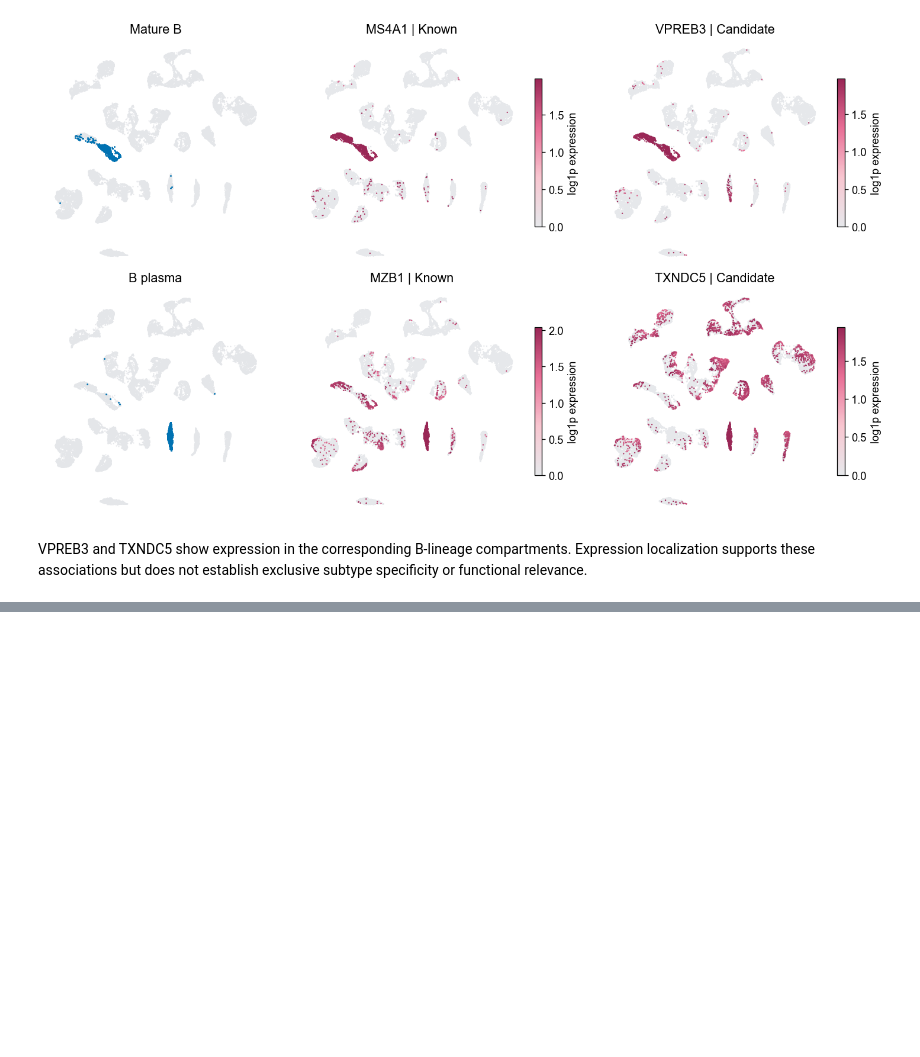
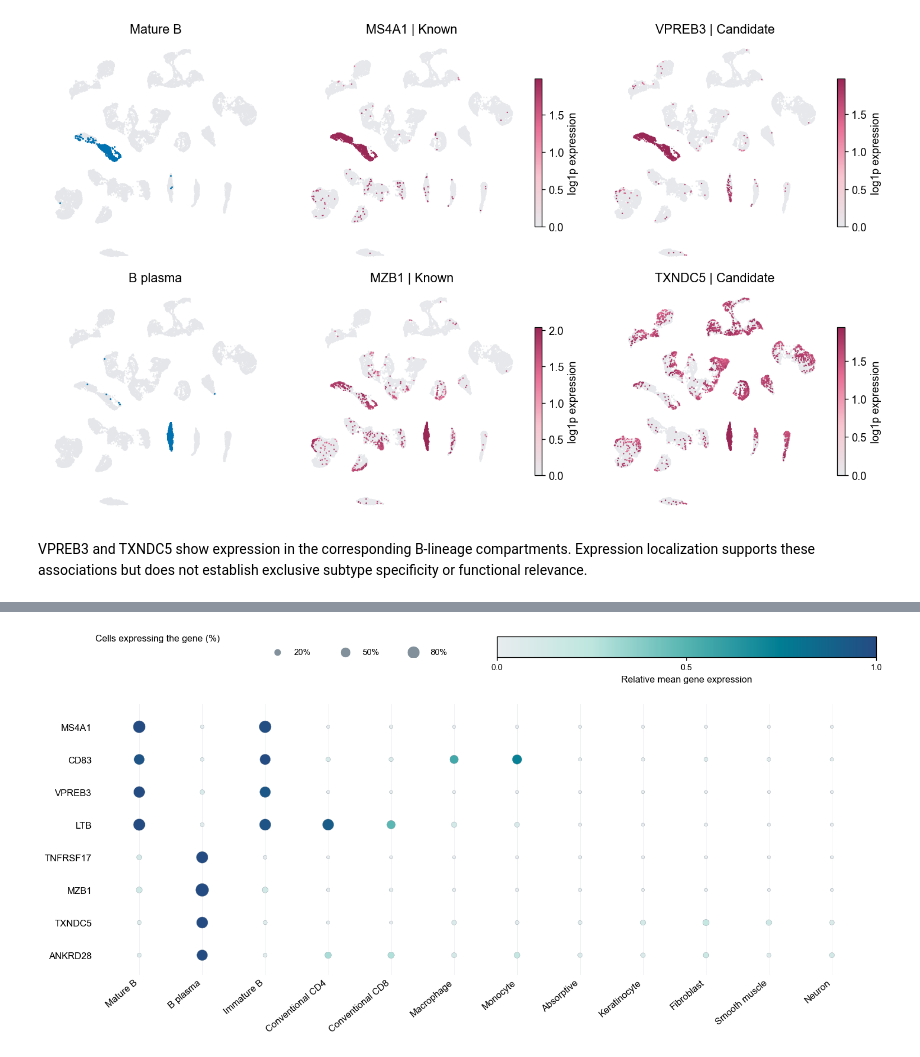
Before and after one commit to yjs193/scPISCES, a Jupyter notebook: tutorials/Tutorial_Marker_Genes.ipynb, the cells around one changed output, grey strips where cells are left out. Cells and saved outputs as stored; diff of their text form; code cells hidden in the pictures; blank space fills up the shorter version.

```diff
--- a/tutorials/Tutorial_Marker_Genes.ipynb
+++ b/tutorials/Tutorial_Marker_Genes.ipynb
@@ -116,0 +140,13 @@ VPREB3 and TXNDC5 show expression in the corresponding B-lineage compartments. E
+# %%
+genes = ["MS4A1", "CD83", "VPREB3", "LTB", "TNFRSF17", "MZB1", "TXNDC5", "ANKRD28"]
+populations = ["Mature_B", "B_plasma", "Immature_B", "Conventional_CD4", "Conventional_CD8",
+               "Macrophage", "Monocyte", "Absorptive", "Keratinocyte", "Fibroblast", "Smooth_muscle", "Neuron"]
+means = cells.groupby("cell_type")[genes].mean()
+fraction = cells[genes].gt(0).groupby(cells.cell_type).mean()
+values = (means / means.max().clip(lower=1e-8)).loc[populations].T
+fraction = fraction.loc[populations].T
+fig, ax = dot_atlas(values, fraction, "Relative mean gene expression", "Cells expressing the gene (%)")
+save_figure(fig, OUTPUT, "pangi_marker_expression_dotplot")
+plt.show()
+# %% [output]
+[figure, added]
```
Also changed, not shown: parts of 5 cells of this notebook, 18 other files.
